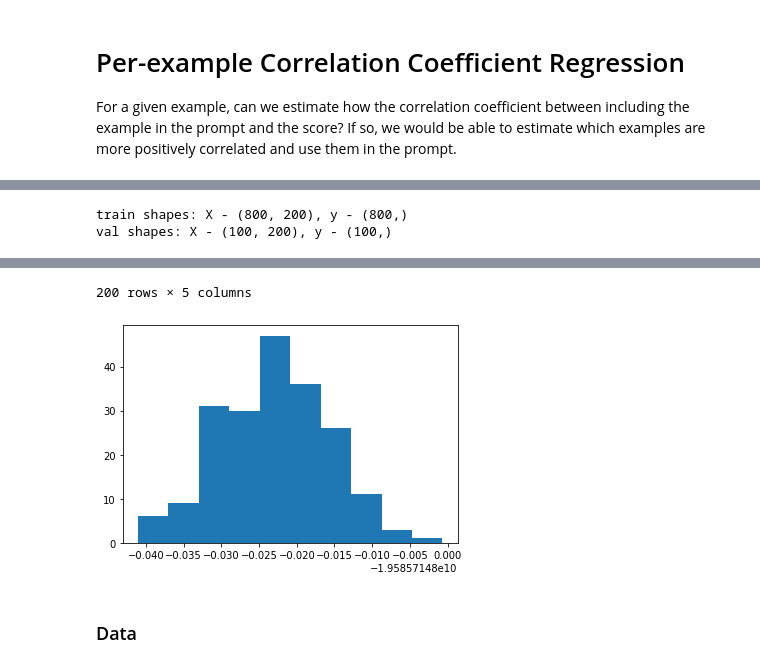
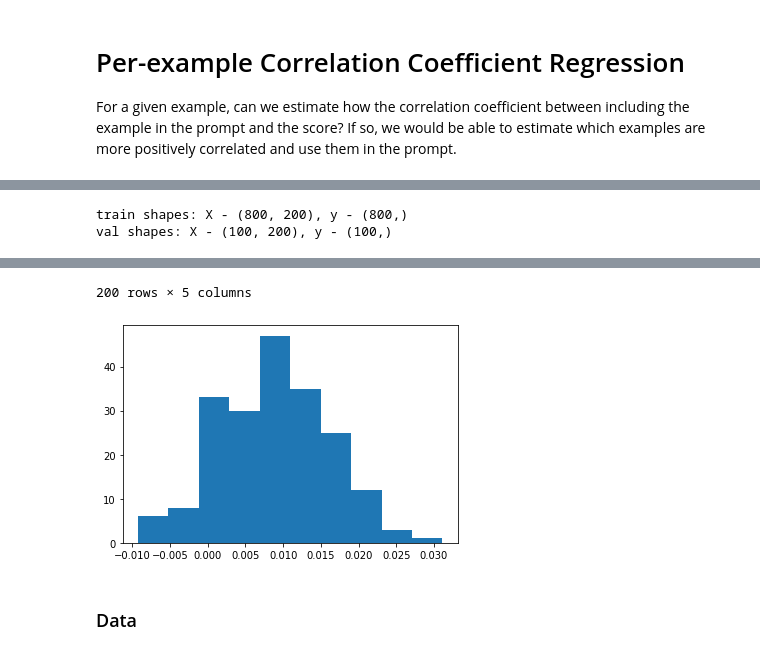
Before and after one commit to dmcinerney/MetaICL, a Jupyter notebook: prompt_result_regression.ipynb, the cells around one changed output, grey strips where cells are left out. Drawn from its saved outputs; the diff is of its cells as text; code cells hidden in the pictures.

```diff
--- a/prompt_result_regression.ipynb
+++ b/prompt_result_regression.ipynb
@@ -88,21 +93,21 @@ class PromptPerformanceDataset(Dataset):
             label=row.result,
         )
 class PromptsPerformanceData(pl.LightningDataModule):
-    def __init__(self, get_df_func, **dataloader_kwargs):
+    def __init__(self, get_df_func, train_percent=.8, val_percent=.1, seed=0, **dataloader_kwargs):
         super().__init__()
         self.get_df_func = get_df_func
         self.dataloader_kwargs = dataloader_kwargs
         self._train, self._val, self._test = None, None, None
+        self.train_percent, self.val_percent, self.seed = train_percent, val_percent, seed
     def setup(self, stage=None):
-        train_percent, val_percent, seed = .8, .1, 0
         df = self.get_df_func()
         df[df.k != 0]
         length = len(df)
-        train_length = int(length * train_percent)
-        val_length = int(length * val_percent)
+        train_length = int(length * self.train_percent)
+        val_length = int(length * self.val_percent)
         lengths = [train_length, val_length, length - train_length - val_length]
         rows = [r for i, r in df.iterrows()]
-        splits = random_split(rows, lengths, generator=torch.Generator().manual_seed(seed))
+        splits = random_split(rows, lengths, generator=torch.Generator().manual_seed(self.seed))
         self._train, self._val, self._test = [
             PromptPerformanceDataset(pd.DataFrame(list(x))) for x in splits]
     def train_dataloader(self):
@@ -122,7 +127,7 @@ def getxy(df):
     X = np.stack(df.apply(lambda r: get_features(eval(r.train_indices)), axis=1))
     y = np.array(df.result)
     return X, y
-def setup_and_train_linear_regression(task, checkpoint):
+def setup_and_train_linear_regression(task, checkpoint, save_coefs=False):
     def get_df():
         df = get_full_df()
         return df[(df.task == task) & (df.checkpoint == checkpoint)]
@@ -132,18 +137,29 @@ def setup_and_train_linear_regression(task, checkpoint):
     print('train shapes: X - %s, y - %s' % (str(X_train.shape), str(y_train.shape)))
     X_val, y_val = getxy(dm._val.df)
     print('val shapes: X - %s, y - %s' % (str(X_val.shape), str(y_val.shape)))
-    model = LinearRegression()
-    model.fit(X_train, y_train)
+    model = sm.OLS(y_train, sm.add_constant(X_train)).fit()
+#     print(model.summary())
+#     model = LinearRegression()
+#     model.fit(X_train, y_train)
+    if save_coefs:
+        if not os.path.exists('regcoef'):
+            os.mkdir('regcoef')
+        if not os.path.exists(os.path.join('regcoef', checkpoint.replace('/', '-'))):
+            os.mkdir(os.path.join('regcoef', checkpoint.replace('/', '-')))
+#         np.save(os.path.join('regcoef', checkpoint.replace('/', '-'), '%s.npy' % task), model.coef_)
+        np.save(os.path.join('regcoef', checkpoint.replace('/', '-'), '%s.npy' % task), model.params[1:])
     return dm, model
 def get_prediction_dfs_linear_regression(dm, model):
     X_train, y_train = getxy(dm._train.df)
-    y_train_pred = model.predict(X_train)
+#     y_train_pred = model.predict(X_train)
+    y_train_pred = model.predict(sm.add_constant(X_train))
     train_df = dm._train.df.copy()
     train_df['regression_predictions'] = y_train_pred
     X_val, y_val = getxy(dm._val.df)
-    y_val_pred = model.predict(X_val)
+#     y_val_pred = model.predict(X_val)
+    y_val_pred = model.predict(sm.add_constant(X_val))
     val_df = dm._val.df.copy()
     val_df['regression_predictions'] = y_val_pred
-    print('train regression score: %s, val regression score: %s' % (model.score(X_train, y_train), model.score(X_val, y_val)))
+#     print('train regression score: %s, val regression score: %s' % (model.score(X_train, y_train), model.score(X_val, y_val)))
     return train_df, val_df
 # %%
@@ -371,12 +410,14 @@ train corr: 0.076014, val corr: -0.006981
 # %%
 dm, model = setup_and_train_linear_regression('commonsense_qa', 'gpt2-large')
-plt.hist(model.coef_)
+# plt.hist(model.coef_)
+plt.hist(model.params[1:])
 df = get_full_df()
 df = df[(df.task == 'commonsense_qa') & (df.checkpoint == 'gpt2-large')]
 examples_df = {}
 for i, row in df.iterrows():
     for index, example in zip(eval(row.train_indices), eval(row.train_samples)):
-        example['coefficient'] = model.coef_[index]
+#         example['coefficient'] = model.coef_[index]
+        example['coefficient'] = model.params[index + 1]
         examples_df[index] = example
 examples_df = pd.DataFrame(examples_df).transpose()
 examples_df
@@ -398,4 +439,4 @@ val shapes: X - (100, 200), y - (100,)
 200 rows × 5 columns
-[figure, old version]
+[figure, new version]
 # %% [markdown]
 ### Data
```
Also changed, not shown: parts of 16 cells of this notebook, 8 other files.
